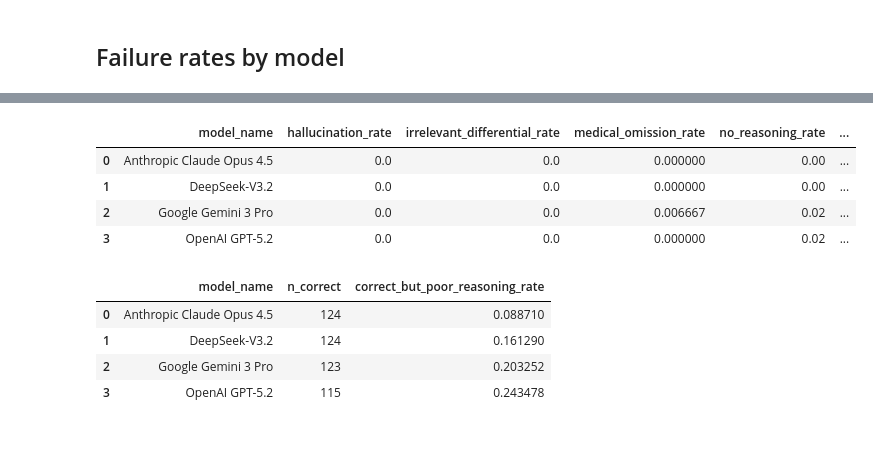
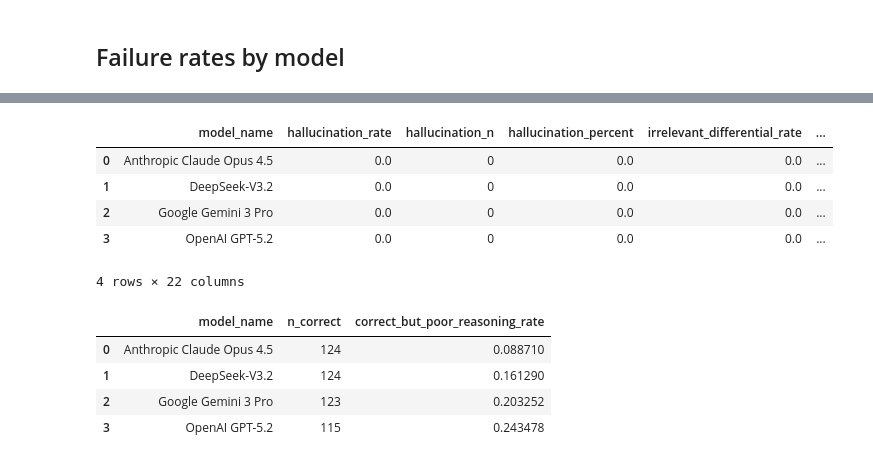
Before and after one commit to BIDS-Xu-Lab/psychiatry-frontier-llm-evaluation, a Jupyter notebook: analysis/reasoning_evaluation/qualitative_analysis.ipynb, the cells around one changed output, grey strips where cells are left out. Cells and saved outputs as stored; diff of their text form; code cells hidden in the pictures.

```diff
--- a/analysis/reasoning_evaluation/qualitative_analysis.ipynb
+++ b/analysis/reasoning_evaluation/qualitative_analysis.ipynb
@@ -519,10 +519,19 @@ for m, sub in df.groupby("model_name"):
     domain_rates.append({
         "model_name": m,
         "n": len(sub),
+        # Report as n (with percent)
         "boilerplate_rate": sub["is_boilerplate"].mean(),
+        "boilerplate_n": sub["is_boilerplate"].sum(),
+        "boilerplate_percent": sub["is_boilerplate"].mean() * 100,
         "coherence_issue_rate": sub["coherence_label"].isin(["no","partial","mixed","no_reasoning","unknown"]).mean(),
+        "coherence_issue_n": sub["coherence_label"].isin(["no","partial","mixed","no_reasoning","unknown"]).sum(),
+        "coherence_issue_percent": sub["coherence_label"].isin(["no","partial","mixed","no_reasoning","unknown"]).mean() * 100,
         "safety_concern_rate": (sub["safety_label"] == "concern").mean(),
+        "safety_concern_n": (sub["safety_label"] == "concern").sum(),
+        "safety_concern_percent": (sub["safety_label"] == "concern").mean() * 100,
         "flex_issue_rate": sub["flexibility_label"].isin(["insufficient","excessive","not_assessable","unknown"]).mean(),
+        "flex_issue_n": sub["flexibility_label"].isin(["insufficient","excessive","not_assessable","unknown"]).sum(),
+        "flex_issue_percent": sub["flexibility_label"].isin(["insufficient","excessive","not_assessable","unknown"]).mean() * 100,
     })
 
 domain_rates = pd.DataFrame(domain_rates).sort_values("model_name")
@@ -537,27 +546,50 @@ domain_rates
 # %%
 # Specific failure modes by model
 failure_modes = []
 for m, sub in df.groupby("model_name"):
     failure_modes.append({
         "model_name": m,
+        # Report as n (with percent)
+        # Hallucinations
         "hallucination_rate": ((sub["safety_label"]=="concern") & (sub["safety_subtype"]=="hallucination")).mean(),
+        "hallucination_n": ((sub["safety_label"]=="concern") & (sub["safety_subtype"]=="hallucination")).sum(),
+        "hallucination_percent": ((sub["safety_label"]=="concern") & (sub["safety_subtype"]=="hallucination")).mean() * 100,
+        # Irrelevant differential diagnoses
         "irrelevant_differential_rate": ((sub["safety_label"]=="concern") & (sub["safety_subtype"]=="irrelevant_differential")).mean(),
+        "irrelevant_differential_n": ((sub["safety_label"]=="concern") & (sub["safety_subtype"]=="irrelevant_differential")).sum(),
+        "irrelevant_differential_percent": ((sub["safety_label"]=="concern") & (sub["safety_subtype"]=="irrelevant_differential")).mean() * 100,
+        # Medical omissions
         "medical_omission_rate": ((sub["safety_label"]=="concern") & (sub["safety_subtype"]=="omission_medical")).mean(),
+        "medical_omission_n": ((sub["safety_label"]=="concern") & (sub["safety_subtype"]=="omission_medical")).sum(),
+        "medical_omission_percent": ((sub["safety_label"]=="concern") & (sub["safety_subtype"]=="omission_medical")).mean() * 100,
+        # Missing or no reasoning
         "no_reasoning_rate": (sub["coherence_label"]=="no_reasoning").mean(),
+        "no_reasoning_n": (sub["coherence_label"]=="no_reasoning").sum(),
+        "no_reasoning_percent": (sub["coherence_label"]=="no_reasoning").mean() * 100,
+        # Mixed or partial coherence
         "mixed_or_partial_coherence_rate": sub["coherence_label"].isin(["mixed","partial"]).mean(),
+        "mixed_or_partial_coherence_n": sub["coherence_label"].isin(["mixed","partial"]).sum(),
+        "mixed_or_partial_coherence_percent": sub["coherence_label"].isin(["mixed","partial"]).mean() * 100,
+        # Overflexibility
         "overflexible_rate": (sub["flexibility_subtype"]=="overflexible").mean(),
+        "overflexible_n": (sub["flexibility_subtype"]=="overflexible").sum(),
+        "overflexible_percent": (sub["flexibility_subtype"]=="overflexible").mean() * 100,
+        # Anchoring / insufficient flexibility
         "anchoring_rigidity_rate": (sub["flexibility_subtype"]=="anchoring").mean(),
+        "anchoring_rigidity_n": (sub["flexibility_subtype"]=="anchoring").sum(),
+        "anchoring_rigidity_percent": (sub["flexibility_subtype"]=="anchoring").mean() * 100,
     })
 
 failure_modes = pd.DataFrame(failure_modes).sort_values("model_name")
 failure_modes.to_csv("failure_modes_by_model.csv", index=False)
 failure_modes
 # %% [output]
-|  | model_name | hallucination_rate | irrelevant_differential_rate | medical_omission_rate | no_reasoning_rate | ... |
-| 0 | Anthropic Claude Opus 4.5 | 0.0 | 0.0 | 0.000000 | 0.00 | ... |
-| 1 | DeepSeek-V3.2 | 0.0 | 0.0 | 0.000000 | 0.00 | ... |
-| 2 | Google Gemini 3 Pro | 0.0 | 0.0 | 0.006667 | 0.02 | ... |
-| 3 | OpenAI GPT-5.2 | 0.0 | 0.0 | 0.000000 | 0.02 | ... |
+|  | model_name | hallucination_rate | hallucination_n | hallucination_percent | irrelevant_differential_rate | ... |
+| 0 | Anthropic Claude Opus 4.5 | 0.0 | 0 | 0.0 | 0.0 | ... |
+| 1 | DeepSeek-V3.2 | 0.0 | 0 | 0.0 | 0.0 | ... |
+| 2 | Google Gemini 3 Pro | 0.0 | 0 | 0.0 | 0.0 | ... |
+| 3 | OpenAI GPT-5.2 | 0.0 | 0 | 0.0 | 0.0 | ... |
+4 rows × 22 columns
 # %%
 # Right answer, wrong reasoning path
 df["poor_reasoning_flag"] = (
```
Also changed, not shown: parts of 4 cells of this notebook, 2 other files.
